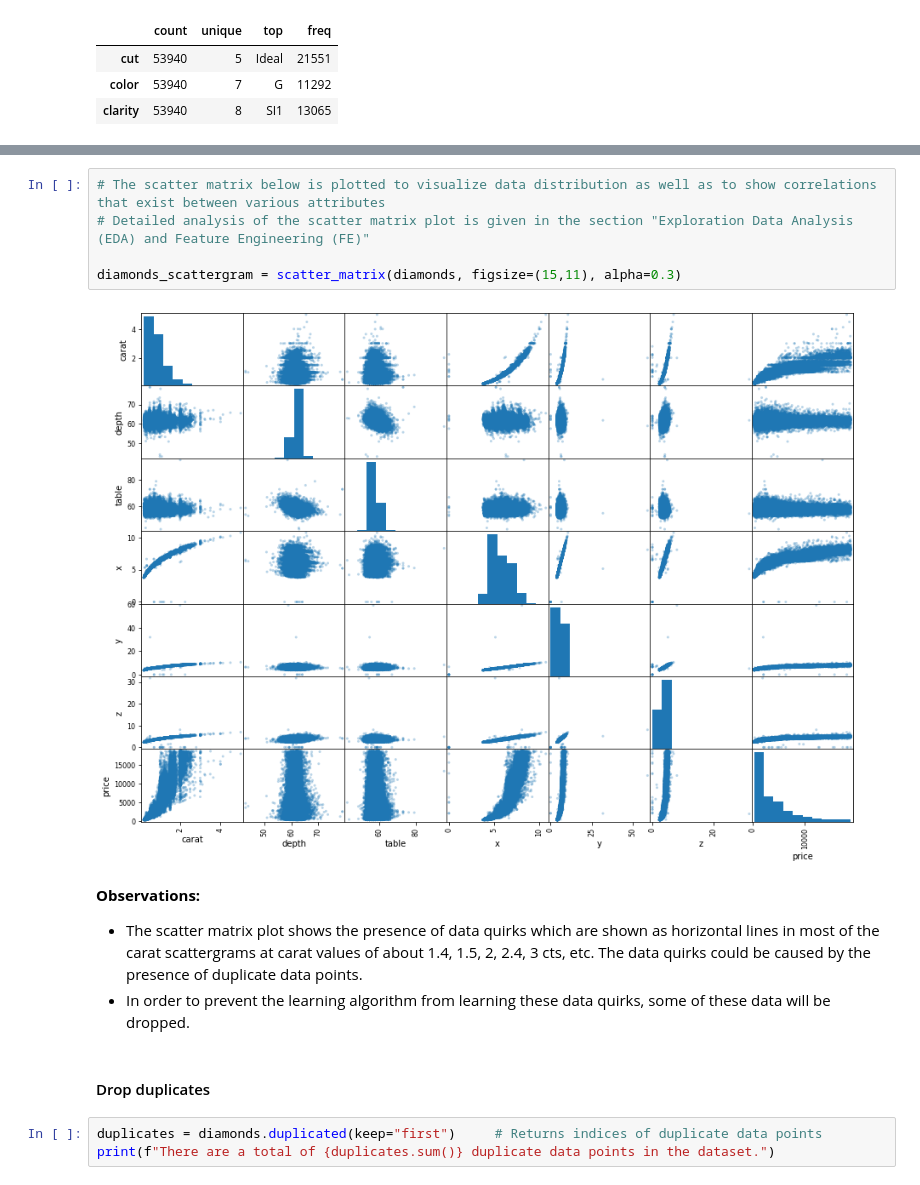
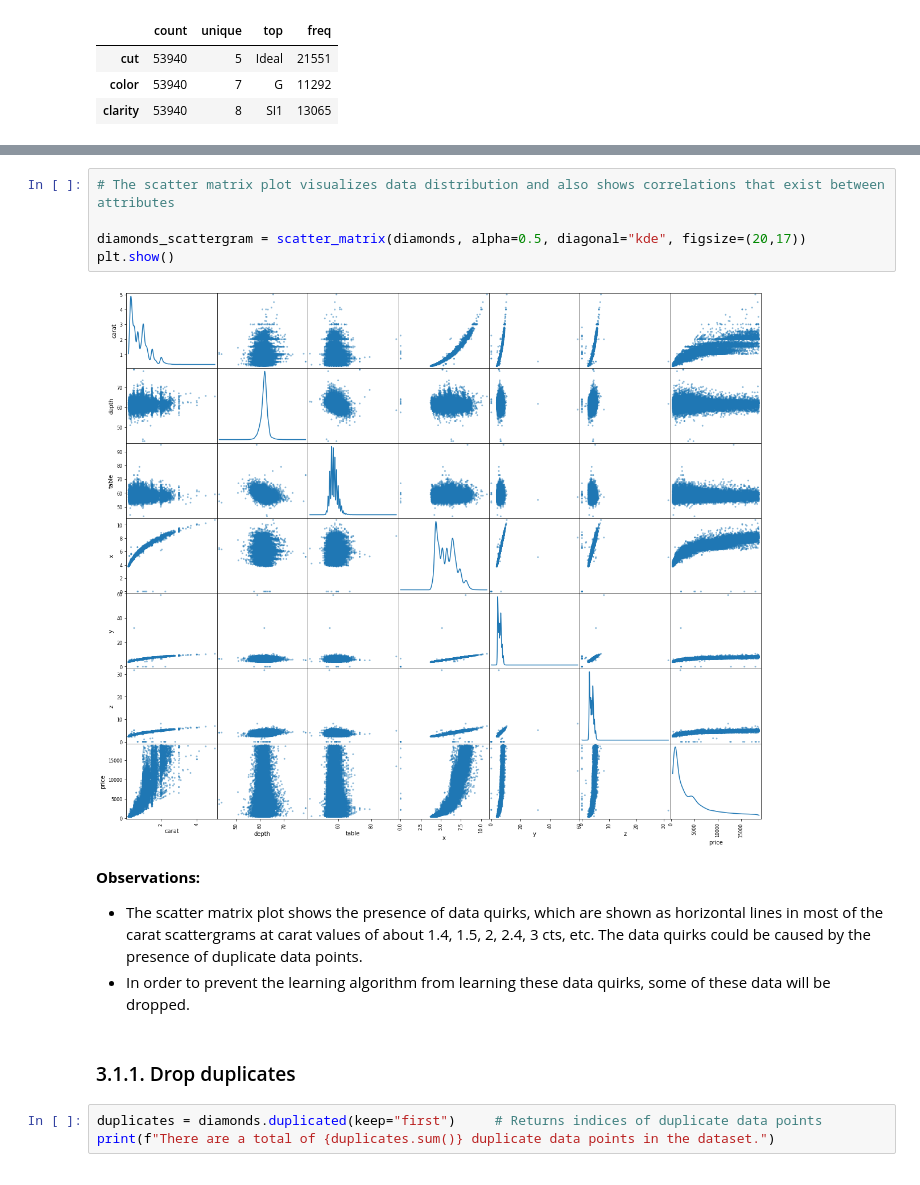
Before and after one commit to kadaso/Diamonds-price-prediction, a Jupyter notebook: Main/main.ipynb, the cells around one changed output, grey strips where cells are left out. Saved outputs shown, nothing was run; the diff lists cells and outputs as text.

```diff
--- a/Main/main.ipynb
+++ b/Main/main.ipynb
@@ -168,16 +191,16 @@ plt.show()
 # %%
-# The scatter matrix below is plotted to visualize data distribution as well as to show correlations that exist between various attributes
-# Detailed analysis of the scatter matrix plot is given in the section "Exploration Data Analysis (EDA) and Feature Engineering (FE)"
+# The scatter matrix plot visualizes data distribution and also shows correlations that exist between attributes
 
-diamonds_scattergram = scatter_matrix(diamonds, figsize=(15,11), alpha=0.3)
+diamonds_scattergram = scatter_matrix(diamonds, alpha=0.5, diagonal="kde", figsize=(20,17))
+plt.show()
 # %% [output]
-[figure, old version]
+[figure, new version]
 # %% [markdown]
 **Observations:**
-* The scatter matrix plot shows the presence of data quirks which are shown as horizontal lines in most of the carat scattergrams at carat values of about 1.4, 1.5, 2, 2.4, 3 cts, etc. The data quirks could be caused by the presence of duplicate data points.
+* The scatter matrix plot shows the presence of data quirks, which are shown as horizontal lines in most of the carat scattergrams at carat values of about 1.4, 1.5, 2, 2.4, 3 cts, etc. The data quirks could be caused by the presence of duplicate data points.
 * In order to prevent the learning algorithm from learning these data quirks, some of these data will be dropped.
 # %% [markdown]
-#### Drop duplicates
+### 3.1.1. Drop duplicates
 # %%
 duplicates = diamonds.duplicated(keep="first")     # Returns indices of duplicate data points
 print(f"There are a total of {duplicates.sum()} duplicate data points in the dataset.")
```
Also changed, not shown: parts of 70 cells of this notebook, 8 other files.
